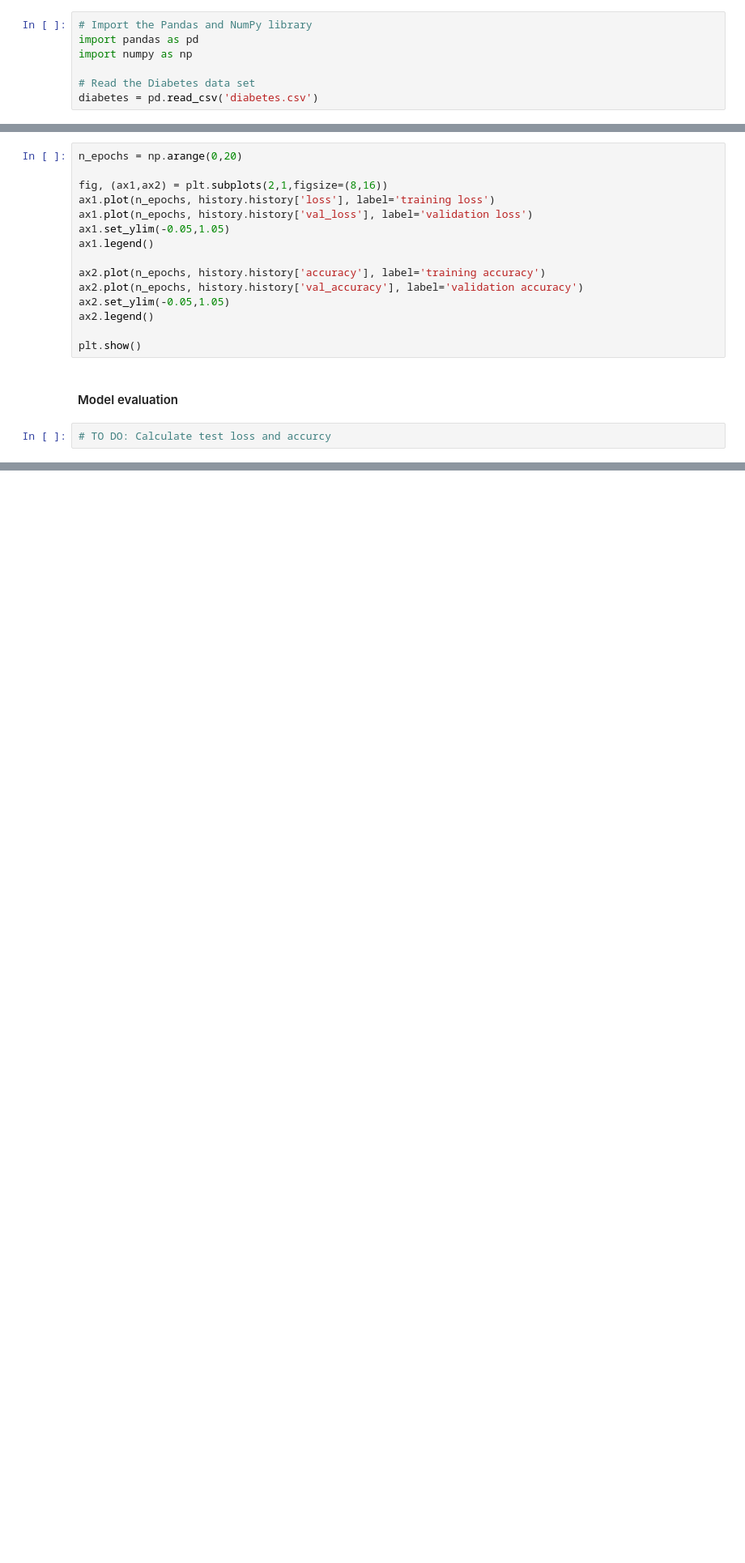
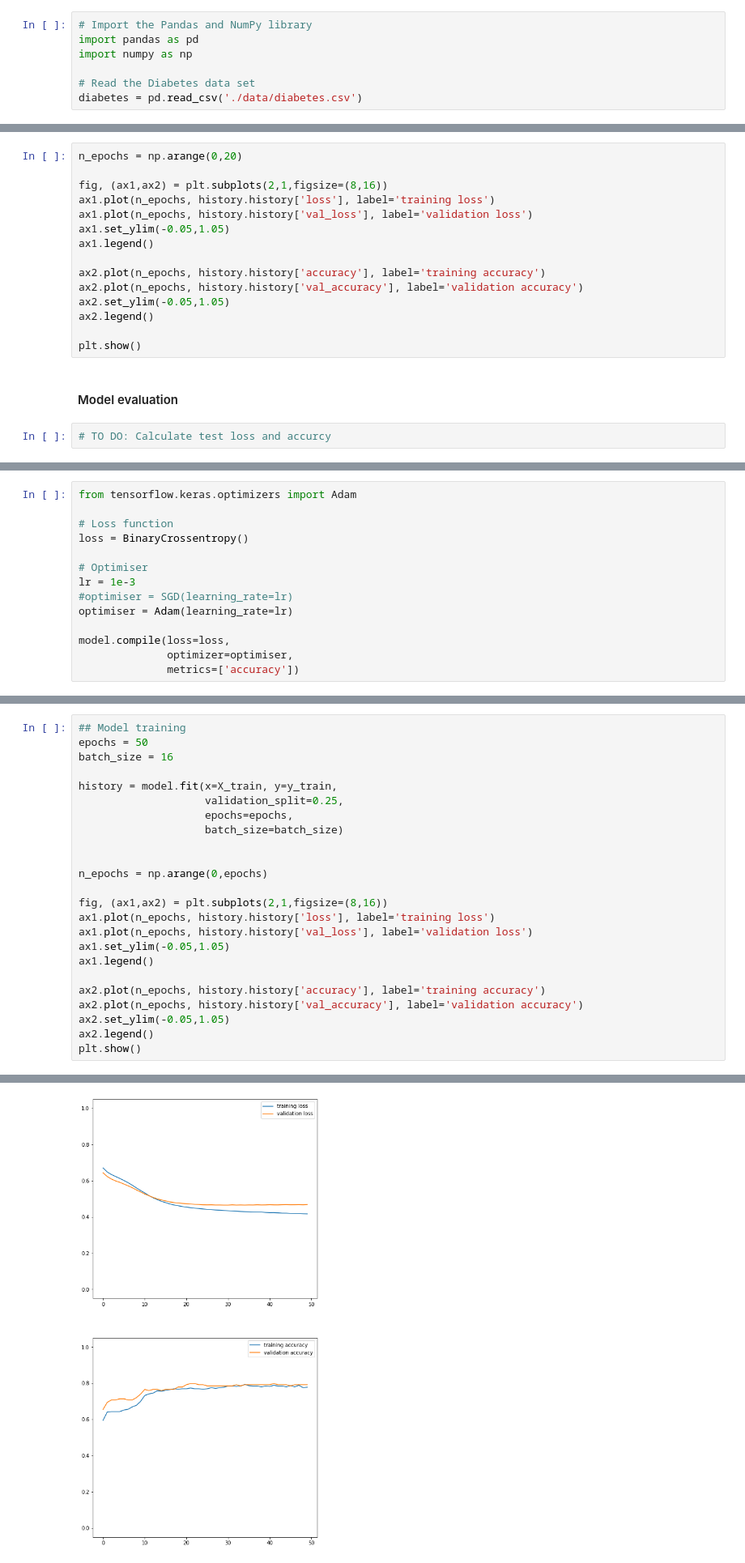
Before and after one commit to volkamerlab/ai_in_medicine, a Jupyter notebook: week1_session5_deep-learning.ipynb, the cells around one changed output, grey strips where cells are left out. Shown at 81% size. Saved outputs shown, nothing was run; the diff lists cells and outputs as text; blank space fills up the shorter version.

```diff
--- a/week1_session5_deep-learning.ipynb
+++ b/week1_session5_deep-learning.ipynb
@@ -91,6 +91,6 @@ import pandas as pd
 import numpy as np
 
 # Read the Diabetes data set
-diabetes = pd.read_csv('diabetes.csv')
+diabetes = pd.read_csv('./data/diabetes.csv')
 # %%
 diabetes.head()
@@ -694,0 +841,14 @@ plt.show()
+# %%
+from tensorflow.keras.optimizers import Adam
+
+# Loss function
+loss = BinaryCrossentropy()
+
+# Optimiser
+lr = 1e-3
+#optimiser = SGD(learning_rate=lr)
+optimiser = Adam(learning_rate=lr)
+
+model.compile(loss=loss,
+              optimizer=optimiser,
+              metrics=['accuracy'])
@@ -694,0 +857,25 @@ plt.show()
+# %%
+## Model training
+epochs = 50
+batch_size = 16
+
+history = model.fit(x=X_train, y=y_train,
+                    validation_split=0.25,
+                    epochs=epochs,
+                    batch_size=batch_size)
+
+
+n_epochs = np.arange(0,epochs)
+
+fig, (ax1,ax2) = plt.subplots(2,1,figsize=(8,16))
+ax1.plot(n_epochs, history.history['loss'], label='training loss')
+ax1.plot(n_epochs, history.history['val_loss'], label='validation loss')
+ax1.set_ylim(-0.05,1.05)
+ax1.legend()
+
+ax2.plot(n_epochs, history.history['accuracy'], label='training accuracy')
+ax2.plot(n_epochs, history.history['val_accuracy'], label='validation accuracy')
+ax2.set_ylim(-0.05,1.05)
+ax2.legend()
+plt.show()
+# %% [output]
@@ -694,0 +899 @@ plt.show()
+[figure, added]
```
Also changed, not shown: parts of 41 cells of this notebook, 1 other file.
